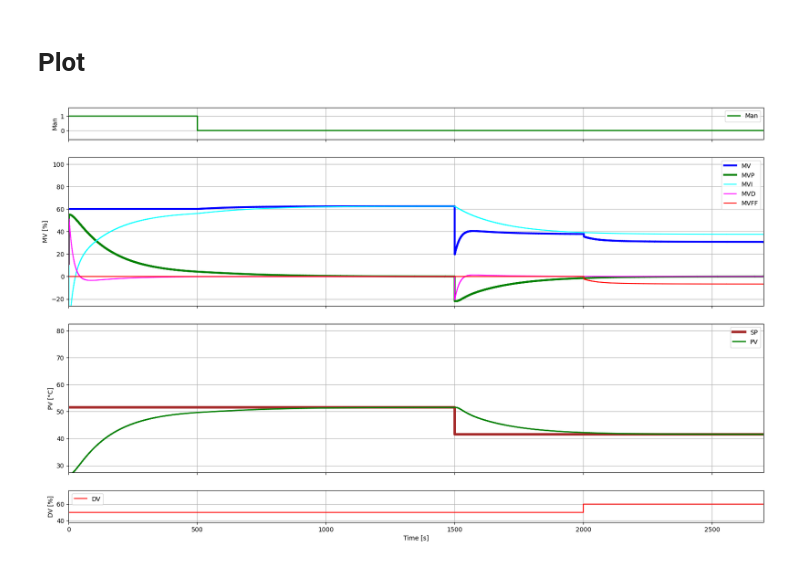
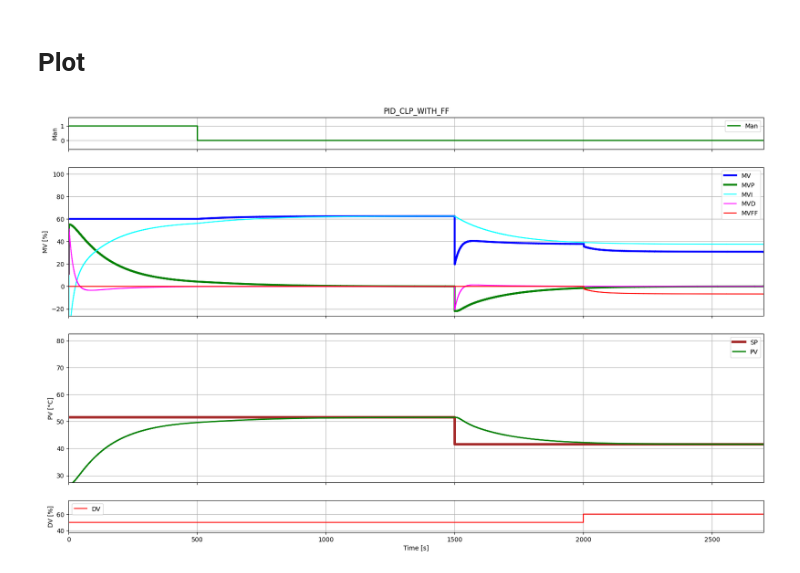
Before and after one commit to Muten-Roshi-Sama/TCLab_PID_Controller_FeedForward, a Jupyter notebook: Visualization_Code/My_Simulation_CLP_PID_FF.ipynb, the cells around one changed output. Drawn from its saved outputs; the diff is of its cells as text; code cells hidden in the pictures.

```diff
--- a/Visualization_Code/My_Simulation_CLP_PID_FF.ipynb
+++ b/Visualization_Code/My_Simulation_CLP_PID_FF.ipynb
@@ -174,7 +176,7 @@ fig, (ax1, ax2, ax3, ax4) = plt.subplots(nrows=4,ncols=1, sharex='col', gridspec
 fig.set_figheight(12)
 fig.set_figwidth(20)
 
-
+ax1.set_title('PID_CLP_WITH_FF')
 
 #------MAN--------
 limSup = 1.5
@@ -207,31 +209,31 @@ ax3.legend (loc='best')
 limSup=75
 limInf = 40
 l9, = ax4.step([0, TSim], [limInf,limSup], 'red', label='DV', where='post')
 ax4.set_xlabel('Time [s]')
 ax4.set_ylabel('DV [%]')
 ax4.legend (loc='best')
 
 
 #-----Set Data-----
 l1.set_data(t, Man)
 l2.set_data(t,MV)
 l3.set_data(t, MVP)
 l4.set_data(t,MVI)
 l5.set_data(t, MVD)
 l6.set_data(t, MVFF)
 l7.set_data(t, SP)
 l8.set_data(t, PV)
 l9.set_data(t, DV)
 
 tMax = len(t)
 ax1.set_xlim(0, tMax)
 ax2.set_xlim(0, tMax)
 ax3.set_xlim(0, tMax)
 ax4.set_xlim(0, tMax)
 
 ax1.grid()
 ax2.grid()
 ax3.grid()
 ax4.grid()
 # %% [output]
-[figure, old version]
+[figure, new version]
```
Also changed, not shown: parts of 2 cells of this notebook, 3 other files.
